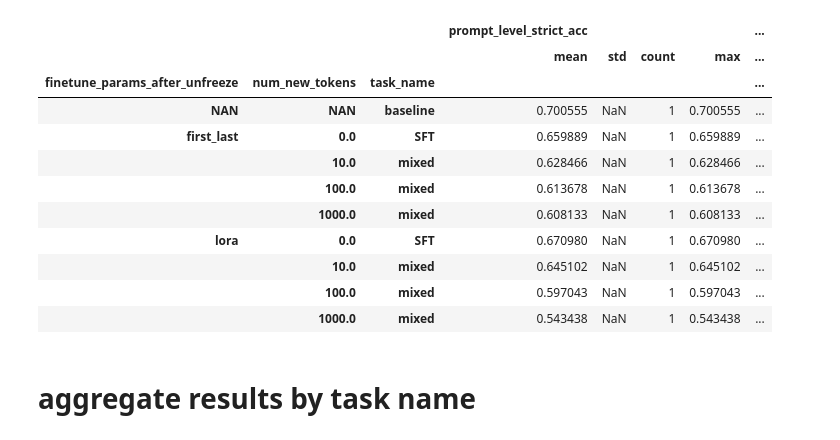
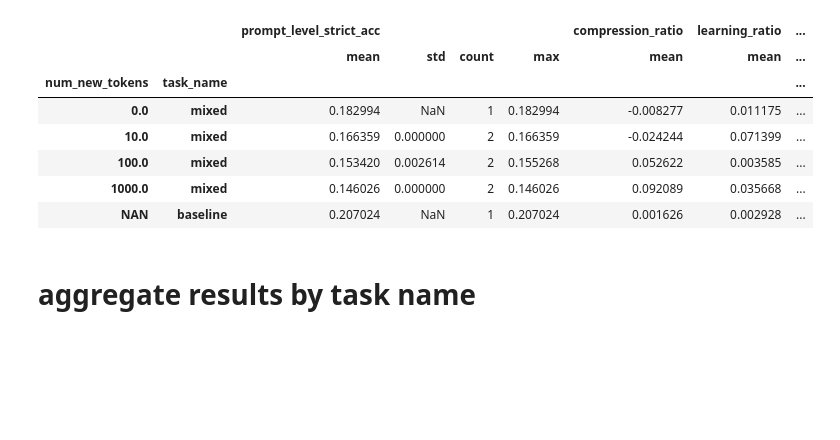
Before and after one commit to alexstein0/efficient_tokenization_for_inference, a Jupyter notebook: analyze_results.ipynb, the cells around one changed output. Saved outputs shown, nothing was run; the diff lists cells and outputs as text; code cells hidden in the pictures; blank space fills up the shorter version.

```diff
--- a/analyze_results.ipynb
+++ b/analyze_results.ipynb
@@ -7,7 +7,8 @@ import os
 # %%
 # FOR IF EVAL
 results_dir = "eval_results"
-experiment = "templating"
+# experiment = "templating"
+experiment = "baseline_embeddings"
 results_file_name = "eval_results.csv"
 
 results_file = os.path.join(results_dir, experiment, results_file_name)
@@ -72,21 +59,17 @@ pd.set_option('display.max_columns', None)
 # # Display full column width
 # pd.set_option('display.max_colwidth', -1)
 # %%
-agg_col = [ "finetune_params_after_unfreeze", "num_new_tokens", "task_name"]
+agg_col = [ "num_new_tokens", "task_name"]
 display(get_aggregated_results(main_results, agg_col))
 # %% [output]
-|  |  |  | prompt_level_strict_acc |  |  |  | ... |
-|  |  |  | mean | std | count | max | ... |
-| finetune_params_after_unfreeze | num_new_tokens | task_name |  |  |  |  | ... |
-| NAN | NAN | baseline | 0.700555 | NaN | 1 | 0.700555 | ... |
-| first_last | 0.0 | SFT | 0.659889 | NaN | 1 | 0.659889 | ... |
-|  | 10.0 | mixed | 0.628466 | NaN | 1 | 0.628466 | ... |
-|  | 100.0 | mixed | 0.613678 | NaN | 1 | 0.613678 | ... |
-|  | 1000.0 | mixed | 0.608133 | NaN | 1 | 0.608133 | ... |
-| lora | 0.0 | SFT | 0.670980 | NaN | 1 | 0.670980 | ... |
-|  | 10.0 | mixed | 0.645102 | NaN | 1 | 0.645102 | ... |
-|  | 100.0 | mixed | 0.597043 | NaN | 1 | 0.597043 | ... |
-|  | 1000.0 | mixed | 0.543438 | NaN | 1 | 0.543438 | ... |
+|  |  | prompt_level_strict_acc |  |  |  | compression_ratio | learning_ratio | ... |
+|  |  | mean | std | count | max | mean | mean | ... |
+| num_new_tokens | task_name |  |  |  |  |  |  | ... |
+| 0.0 | mixed | 0.182994 | NaN | 1 | 0.182994 | -0.008277 | 0.011175 | ... |
+| 10.0 | mixed | 0.166359 | 0.000000 | 2 | 0.166359 | -0.024244 | 0.071399 | ... |
+| 100.0 | mixed | 0.153420 | 0.002614 | 2 | 0.155268 | 0.052622 | 0.003585 | ... |
+| 1000.0 | mixed | 0.146026 | 0.000000 | 2 | 0.146026 | 0.092089 | 0.035668 | ... |
+| NAN | baseline | 0.207024 | NaN | 1 | 0.207024 | 0.001626 | 0.002928 | ... |
 # %% [markdown]
 # aggregate results by task name
 # %%
```
Also changed, not shown: parts of 2 cells of this notebook, 10 other files.
